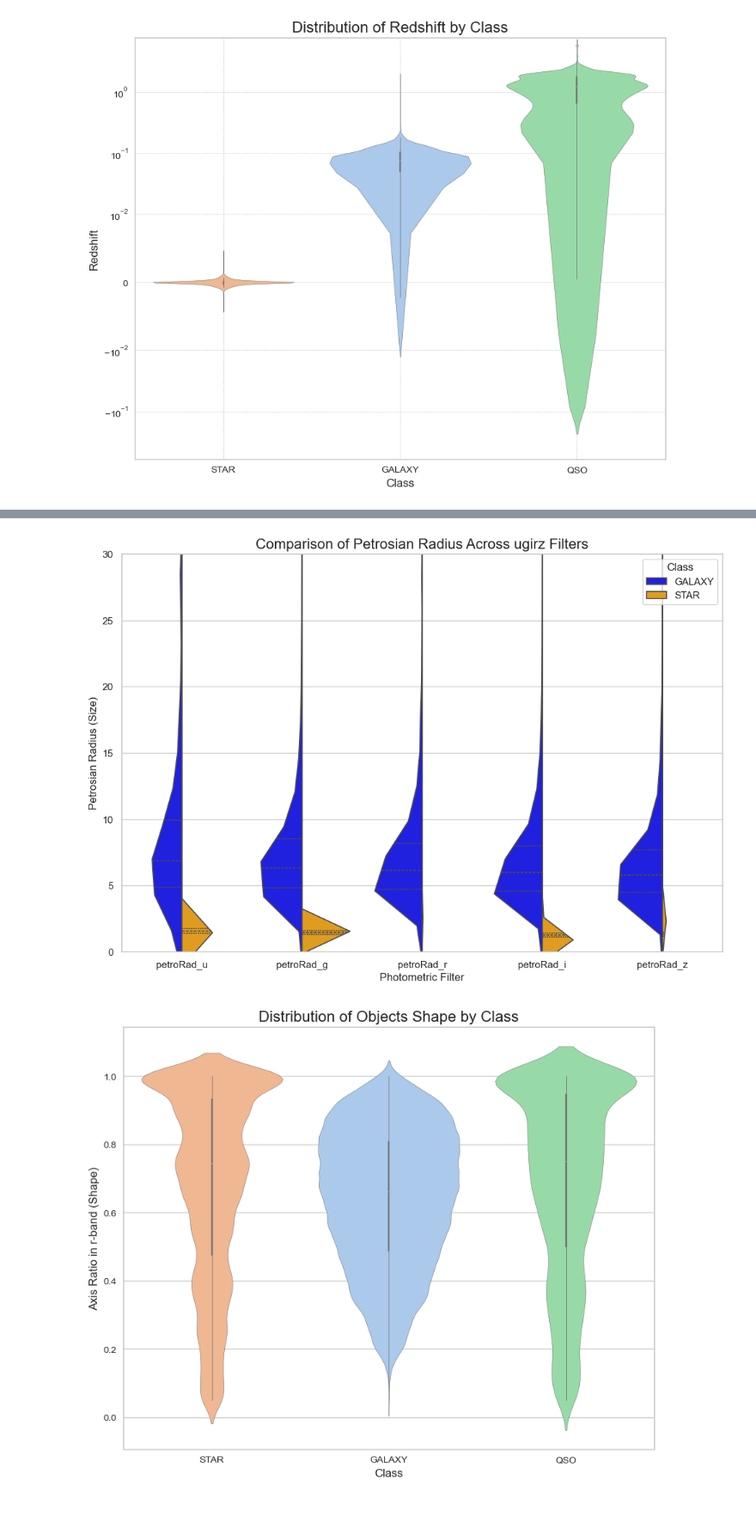
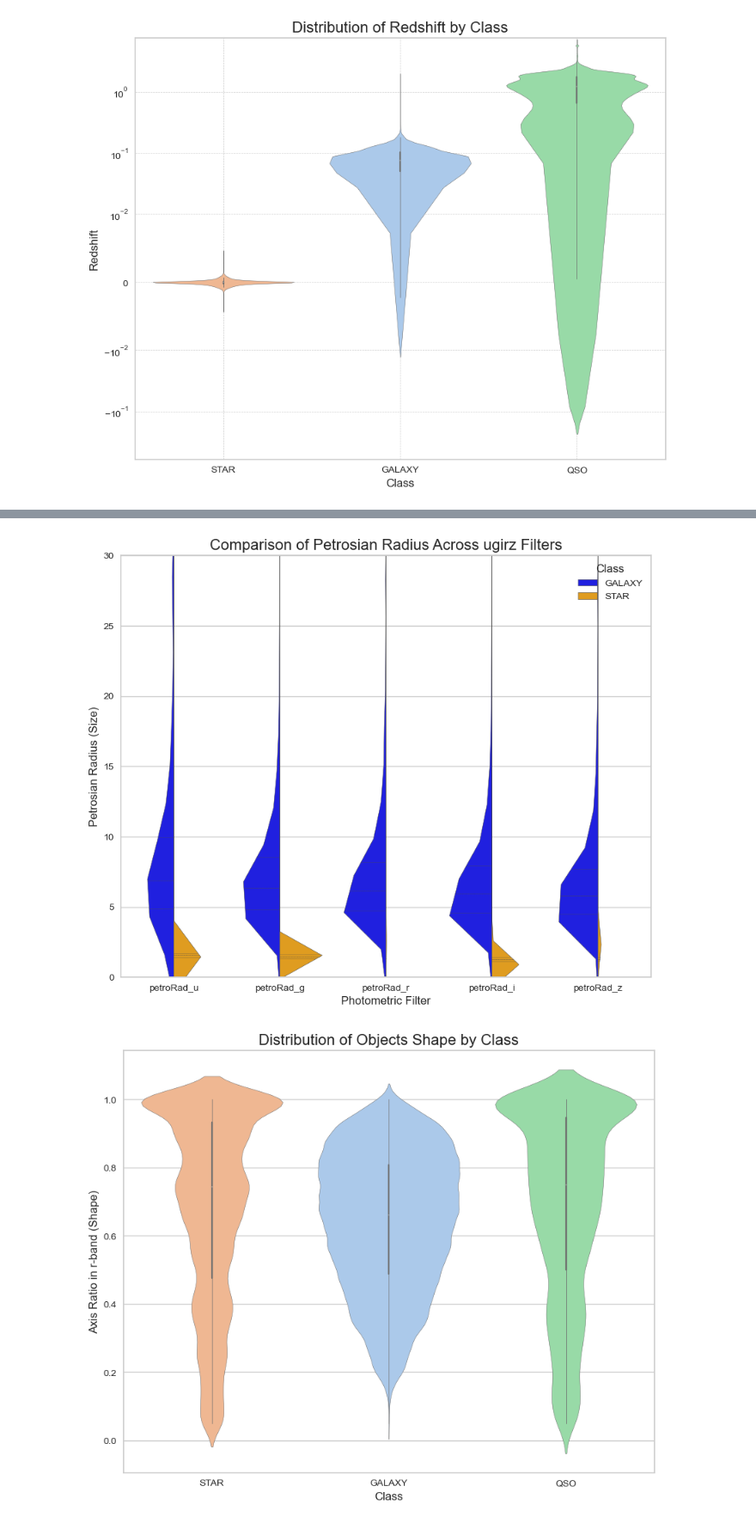
Before and after one commit to sHaiHoang/Celestia, a Jupyter notebook: project.ipynb, the cells around one changed output, grey strips where cells are left out. Shown at 86% size. Drawn from its saved outputs; the diff is of its cells as text; code cells hidden in the pictures.

```diff
--- a/project.ipynb
+++ b/project.ipynb
@@ -367,35 +318,35 @@ plt.show()
 # Select the petroRad columns and 'class' for reshaping
 petro_rad_cols = ['petroRad_u', 'petroRad_g', 'petroRad_r', 'petroRad_i', 'petroRad_z']
 data_to_melt = star_galaxy_data[petro_rad_cols + ['class']]
 
 # Reshape the data from wide to long format
 melted_data = data_to_melt.melt(
     id_vars='class',
     value_vars=petro_rad_cols,
     var_name='Filter',
     value_name='PetrosianRadius'
 )
 
 # Create the violin plots
-plt.figure(figsize=(12, 8))
+plt.figure(figsize=(10, 8))
 sns.violinplot(
     data=melted_data,
     x='Filter',
     y='PetrosianRadius',
     hue='class',
     split=True,
     palette={'STAR': 'orange', 'GALAXY': 'blue'},
     inner='quartile'
 )
 
 plt.title('Comparison of Petrosian Radius Across ugirz Filters', fontsize=16)
 plt.xlabel('Photometric Filter', fontsize=12)
 plt.ylabel('Petrosian Radius (Size)', fontsize=12)
 plt.ylim(0, 30)
 plt.legend(title='Class')
 plt.show()
 # %% [output]
-[figure, old version]
+[figure, new version]
 # %%
 plt.figure(figsize=(10, 8))
 sns.violinplot(
```
Also changed, not shown: parts of 16 cells of this notebook.
